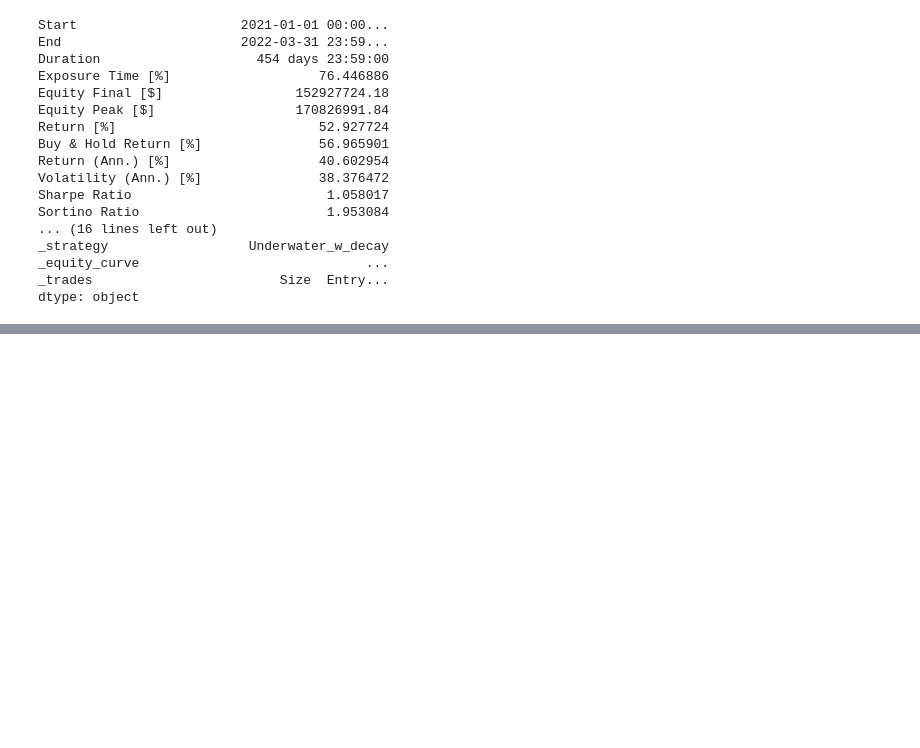
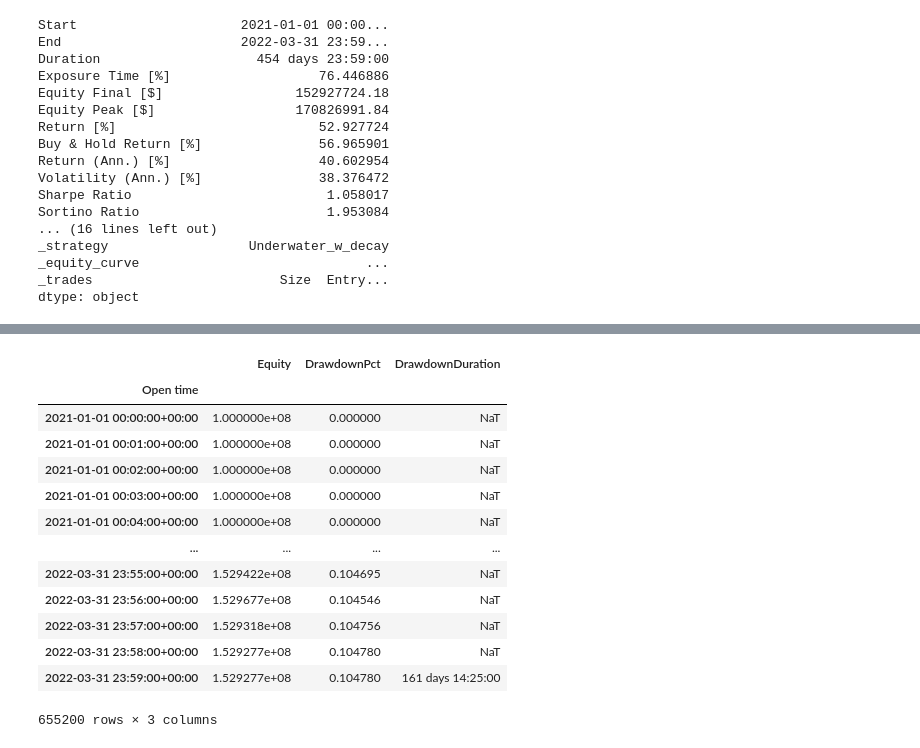
Before and after one commit to eervin123/position-management, a Jupyter notebook: bt_exit_strats_clean.ipynb, the cells around one changed output, grey strips where cells are left out. Drawn from its saved outputs; the diff is of its cells as text; code cells hidden in the pictures; blank space fills up the shorter version.

```diff
--- a/bt_exit_strats_clean.ipynb
+++ b/bt_exit_strats_clean.ipynb
@@ -239,0 +267,17 @@ stats['_equity_curve']['Equity'].resample('1h').plot()
+# %%
+stats['_equity_curve'] # To see the dataframe with the equity curve and the drawdown information
+# %% [output]
+|  | Equity | DrawdownPct | DrawdownDuration |
+| Open time |  |  |  |
+| 2021-01-01 00:00:00+00:00 | 1.000000e+08 | 0.000000 | NaT |
+| 2021-01-01 00:01:00+00:00 | 1.000000e+08 | 0.000000 | NaT |
+| 2021-01-01 00:02:00+00:00 | 1.000000e+08 | 0.000000 | NaT |
+| 2021-01-01 00:03:00+00:00 | 1.000000e+08 | 0.000000 | NaT |
+| 2021-01-01 00:04:00+00:00 | 1.000000e+08 | 0.000000 | NaT |
+| ... | ... | ... | ... |
+| 2022-03-31 23:55:00+00:00 | 1.529422e+08 | 0.104695 | NaT |
+| 2022-03-31 23:56:00+00:00 | 1.529677e+08 | 0.104546 | NaT |
+| 2022-03-31 23:57:00+00:00 | 1.529318e+08 | 0.104756 | NaT |
+| 2022-03-31 23:58:00+00:00 | 1.529277e+08 | 0.104780 | NaT |
+| 2022-03-31 23:59:00+00:00 | 1.529277e+08 | 0.104780 | 161 days 14:25:00 |
+655200 rows × 3 columns
```
Also changed, not shown: parts of 4 cells of this notebook.
